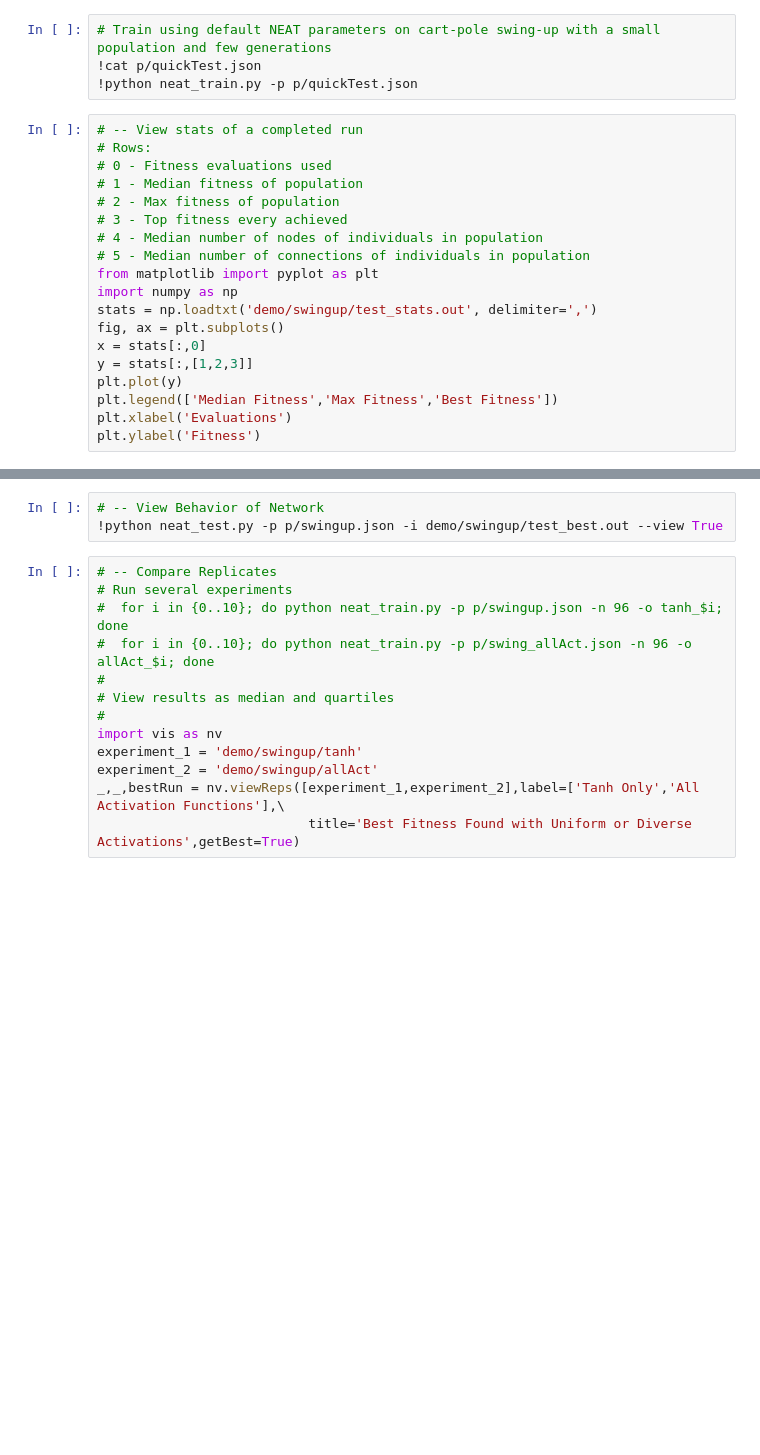
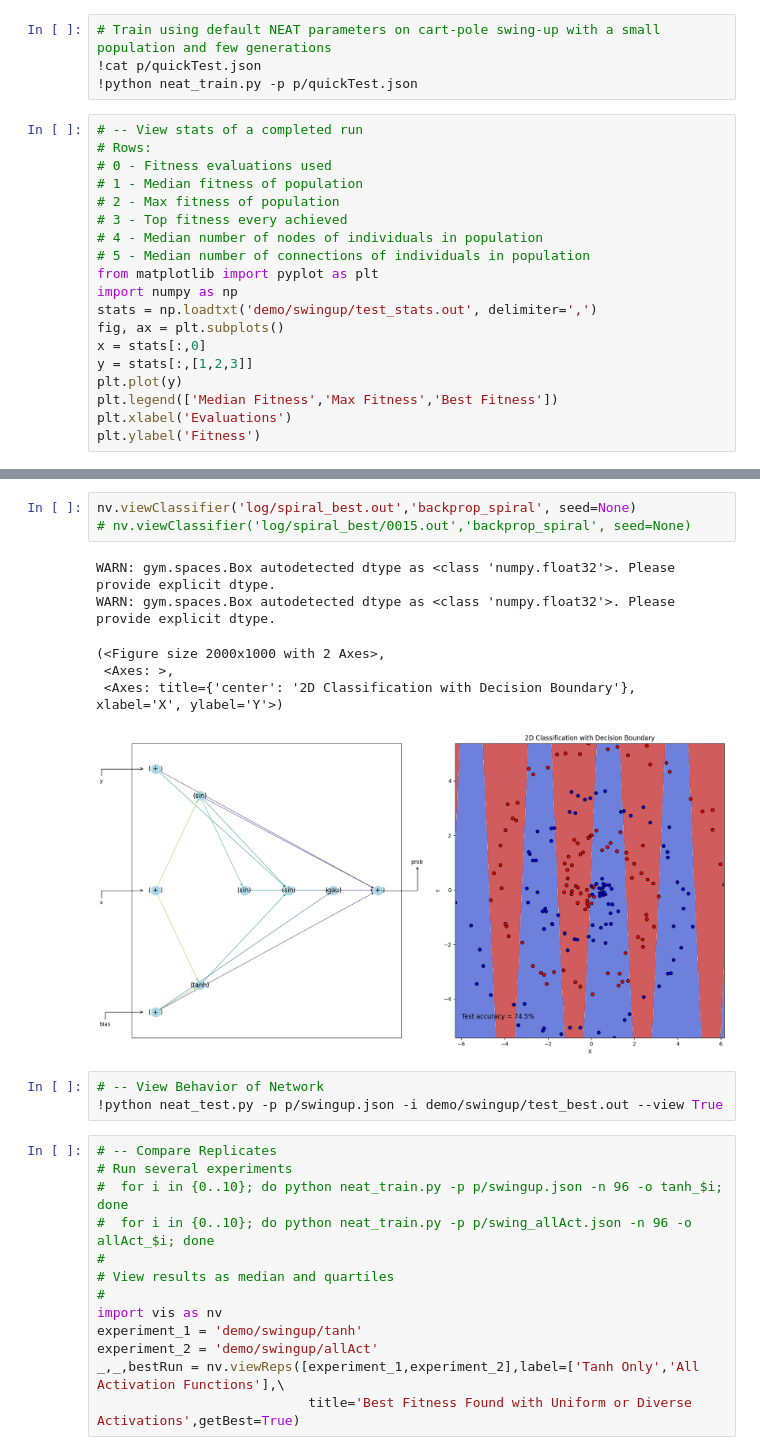
Before and after one commit to mydcxiao/BackpropNEAT_Gym, a Jupyter notebook: prettyNEAT_demo.ipynb, the cells around one changed output, grey strips where cells are left out. Cells and saved outputs as stored; diff of their text form; blank space fills up the shorter version.

```diff
--- a/prettyNEAT_demo.ipynb
+++ b/prettyNEAT_demo.ipynb
@@ -45,3 +54,13 @@ WARN: gym.spaces.Box autodetected dtype as <class 'numpy.float32'>. Please provi
+# %%
+nv.viewClassifier('log/spiral_best.out','backprop_spiral', seed=None)
+# nv.viewClassifier('log/spiral_best/0015.out','backprop_spiral', seed=None)
+# %% [output]
+WARN: gym.spaces.Box autodetected dtype as <class 'numpy.float32'>. Please provide explicit dtype.
+WARN: gym.spaces.Box autodetected dtype as <class 'numpy.float32'>. Please provide explicit dtype.
+(<Figure size 2000x1000 with 2 Axes>,
+ <Axes: >,
+ <Axes: title={'center': '2D Classification with Decision Boundary'}, xlabel='X', ylabel='Y'>)
+[figure, added]
 # %%
 # -- View Behavior of Network
 !python neat_test.py -p p/swingup.json -i demo/swingup/test_best.out --view True
```
Also changed, not shown: parts of 3 cells of this notebook, 1 other file.
